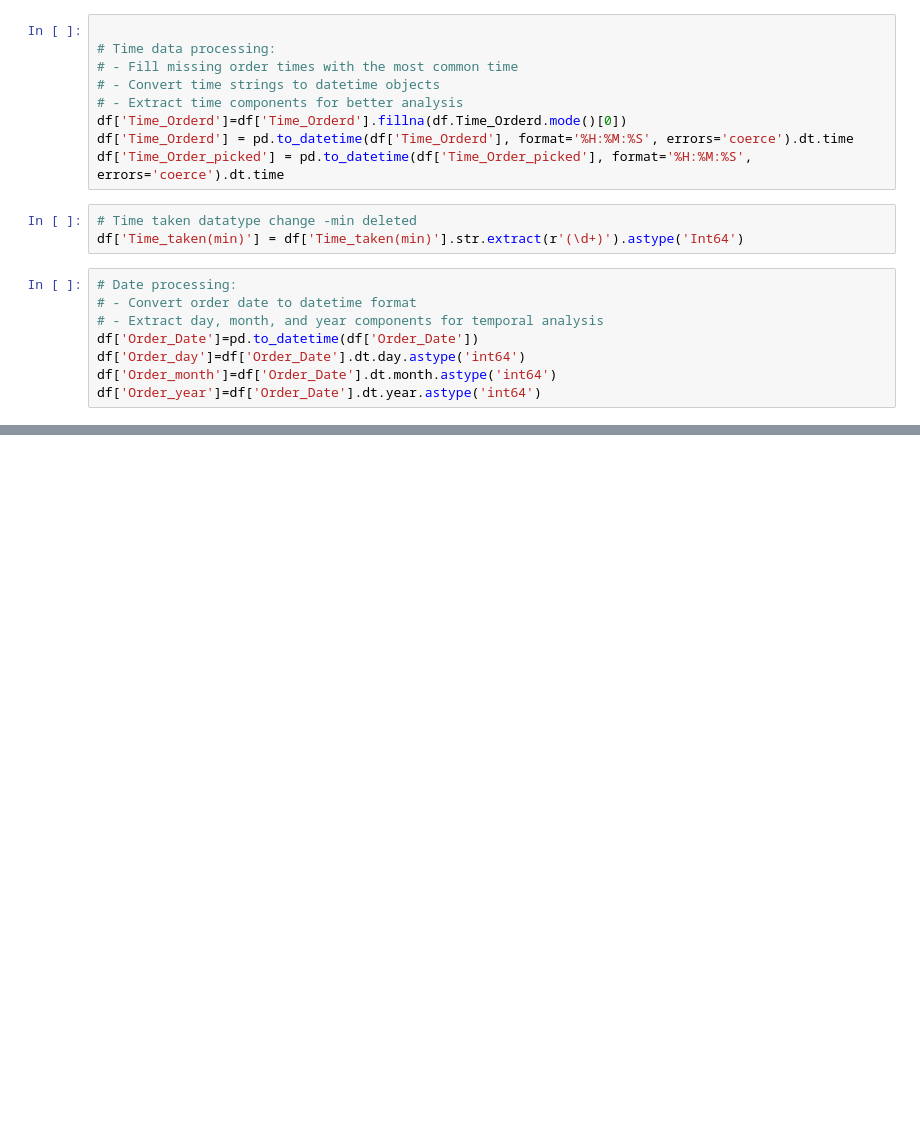
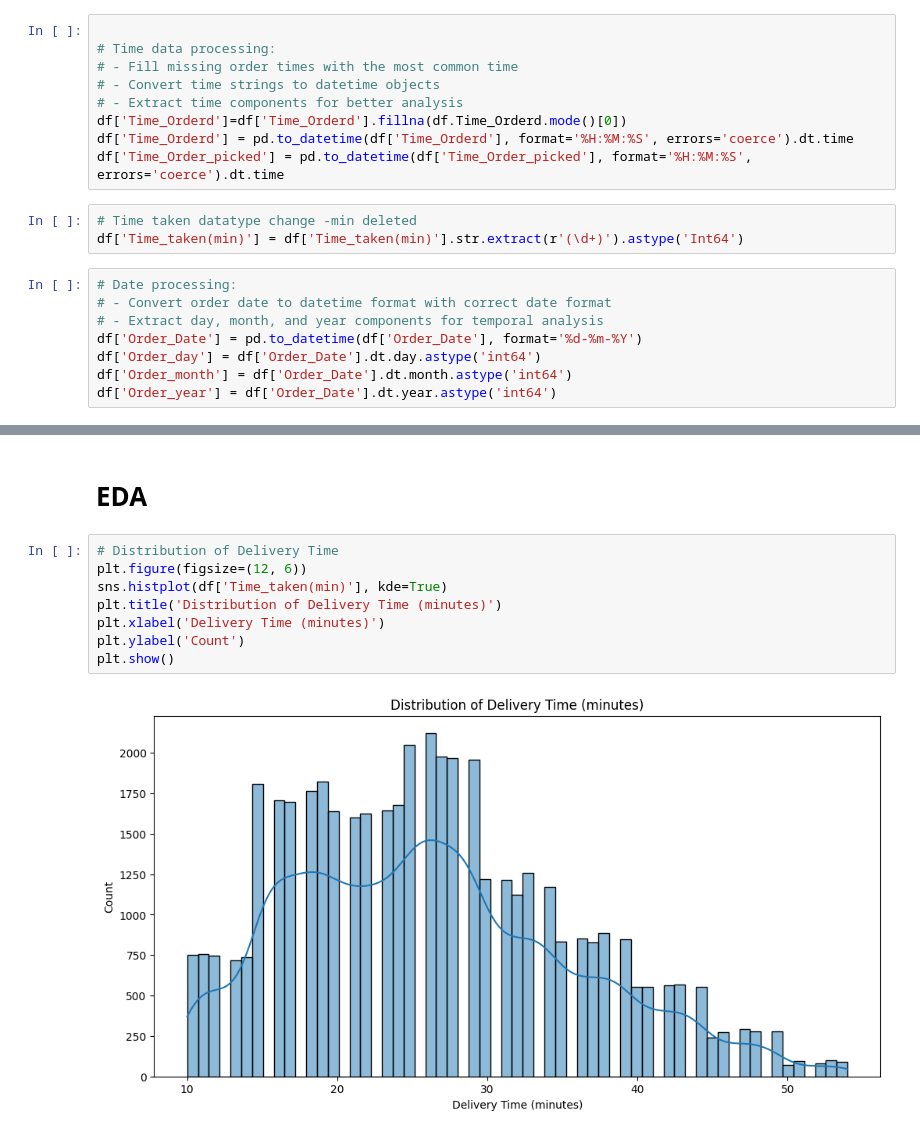
Before and after one commit to ckakgun/customer_delivery_predictor, a Jupyter notebook: notebook/EDA.ipynb, the cells around one changed output, grey strips where cells are left out. Cells and saved outputs as stored; diff of their text form; blank space fills up the shorter version.

```diff
--- a/notebook/EDA.ipynb
+++ b/notebook/EDA.ipynb
@@ -305,12 +305,12 @@ df['Time_Order_picked'] = pd.to_datetime(df['Time_Order_picked'], format='%H:%M:
 df['Time_taken(min)'] = df['Time_taken(min)'].str.extract(r'(\d+)').astype('Int64')
 # %%
 # Date processing:
-# - Convert order date to datetime format
+# - Convert order date to datetime format with correct date format
 # - Extract day, month, and year components for temporal analysis
-df['Order_Date']=pd.to_datetime(df['Order_Date'])
-df['Order_day']=df['Order_Date'].dt.day.astype('int64')
-df['Order_month']=df['Order_Date'].dt.month.astype('int64')
-df['Order_year']=df['Order_Date'].dt.year.astype('int64')
+df['Order_Date'] = pd.to_datetime(df['Order_Date'], format='%d-%m-%Y')
+df['Order_day'] = df['Order_Date'].dt.day.astype('int64')
+df['Order_month'] = df['Order_Date'].dt.month.astype('int64')
+df['Order_year'] = df['Order_Date'].dt.year.astype('int64')
 # %%
 df['Time_Order_picked'] = pd.to_datetime(df['Time_Order_picked'], format='%H:%M:%S', errors='coerce')
 df['Time_Order_picked'] = pd.to_datetime(df['Time_Order_picked'], format='%H:%M:%S', errors='coerce').dt.time
@@ -356,0 +377,12 @@ df['distance']= df.apply(distance_calculator, axis = 1)
+# %% [markdown]
+# EDA
+# %%
+# Distribution of Delivery Time
+plt.figure(figsize=(12, 6))
+sns.histplot(df['Time_taken(min)'], kde=True)
+plt.title('Distribution of Delivery Time (minutes)')
+plt.xlabel('Delivery Time (minutes)')
+plt.ylabel('Count')
+plt.show()
+# %% [output]
+[figure, added]
```
Also changed, not shown: parts of 19 cells of this notebook.
